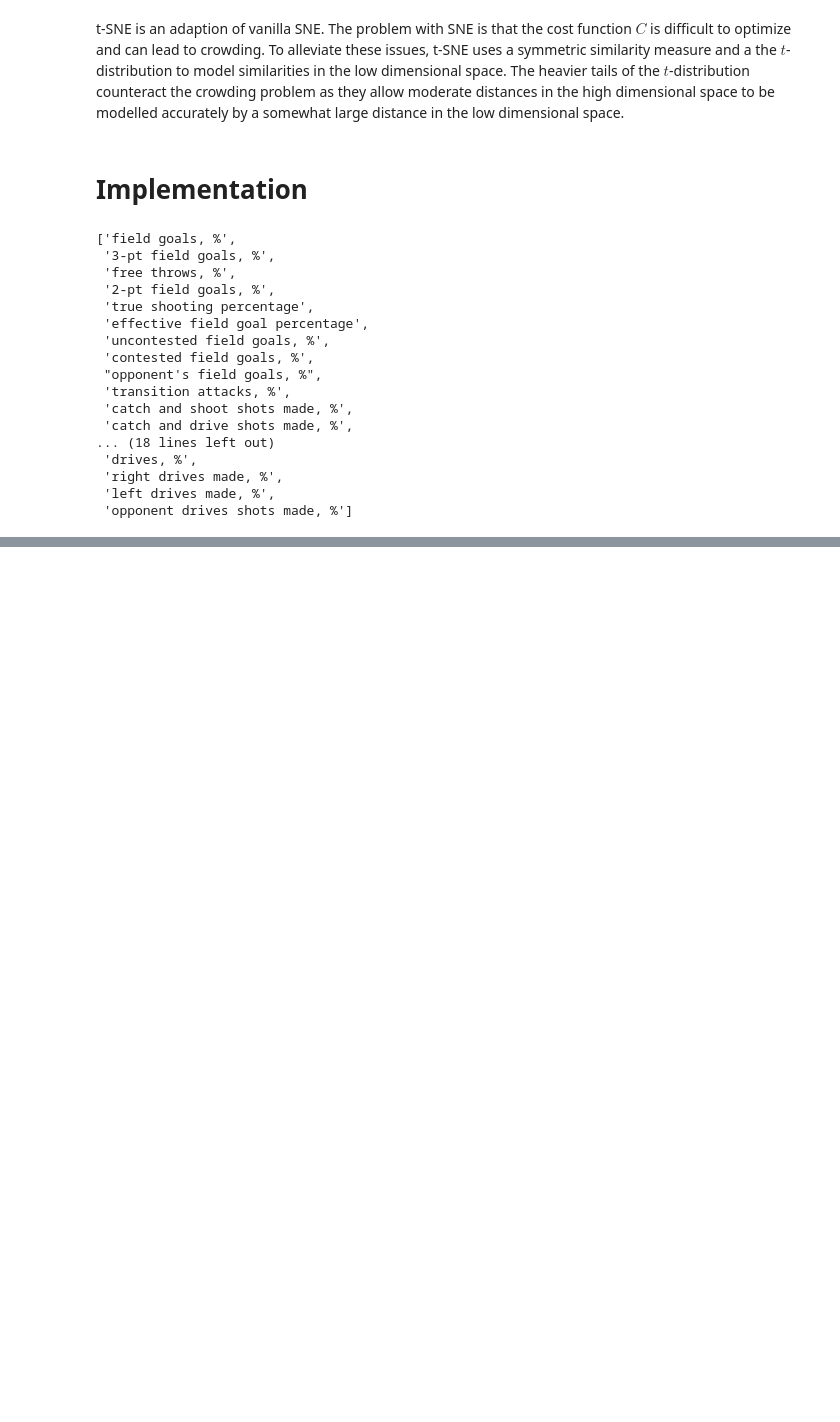
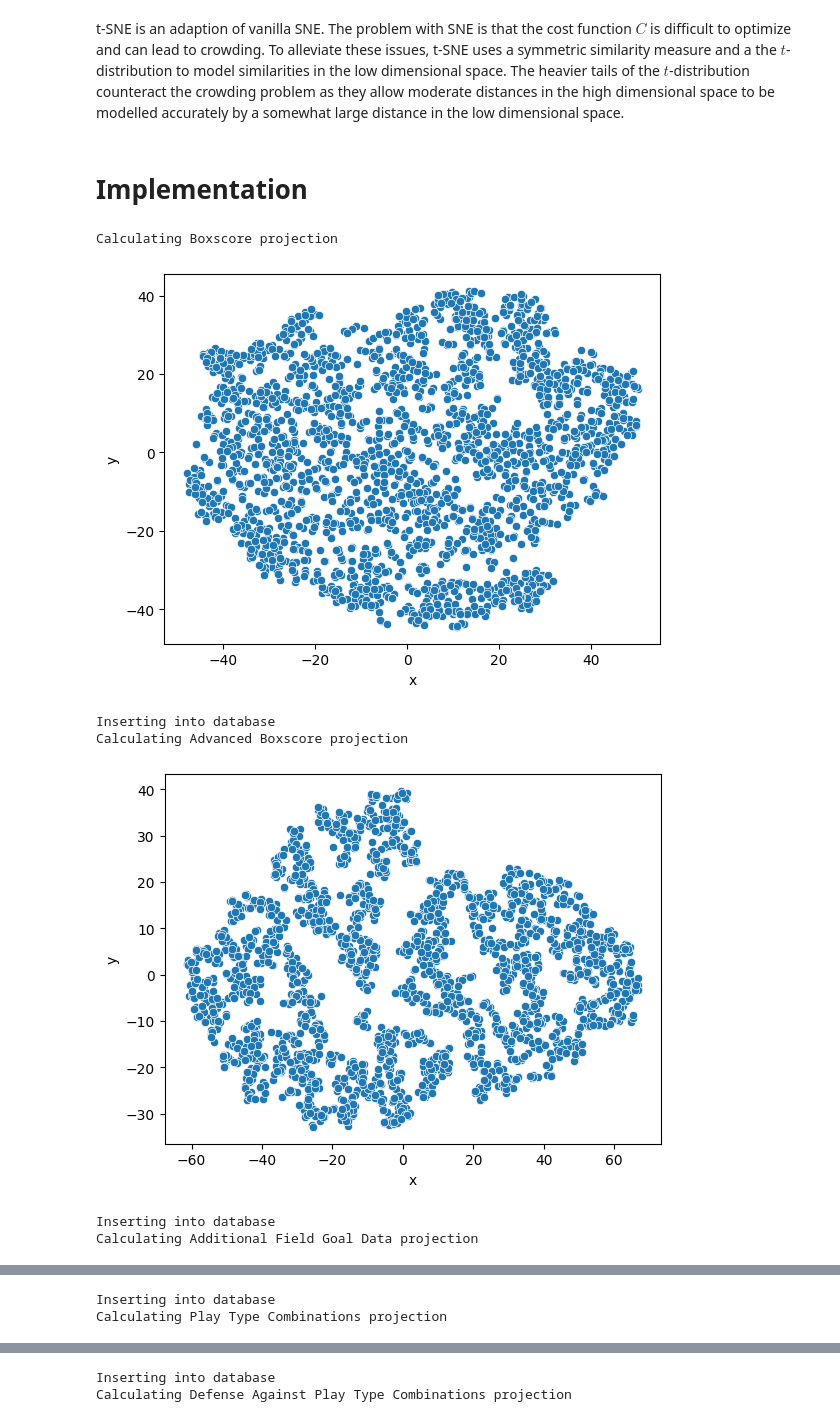
Before and after one commit to pmoecke/basketball-analytics, a Jupyter notebook: ml-models/tsne.ipynb, the cells around one changed output, grey strips where cells are left out. Drawn from its saved outputs; the diff is of its cells as text; code cells hidden in the pictures; blank space fills up the shorter version.

Commit message:
Computed projections based on different features for each player and wrote them into the database. Create new API endpoints to query the coordinates for each projection and each player

```diff
--- a/ml-models/tsne.ipynb
+++ b/ml-models/tsne.ipynb
@@ -32,28 +32,9 @@ Due to the asymmetry of the KL divergence, positioning similar points far away i
 t-SNE is an adaption of vanilla SNE. The problem with SNE is that the cost function $C$ is difficult to optimize and can lead to crowding. To alleviate these issues, t-SNE uses a symmetric similarity measure and a the $t$-distribution to model similarities in the low dimensional space. The heavier tails of the $t$-distribution counteract the crowding problem as they allow moderate distances in the high dimensional space to be modelled accurately by a somewhat large distance in the low dimensional space.
 # %% [markdown]
 # Implementation
-# %%
-# Load data normalized, standardized and preprocessed by Patrick
-df = pd.read_csv("train_data_yeo_new.csv")
-[col for col in df.columns if "%" in col or "percentage" in col]
-# %% [output]
-['field goals, %',
- '3-pt field goals, %',
- 'free throws, %',
- '2-pt field goals, %',
- 'true shooting percentage',
- 'effective field goal percentage',
- 'uncontested field goals, %',
- 'contested field goals, %',
- "opponent's field goals, %",
- 'transition attacks, %',
- 'catch and shoot shots made, %',
- 'catch and drive shots made, %',
-... (18 lines left out)
- 'drives, %',
- 'right drives made, %',
- 'left drives made, %',
- 'opponent drives shots made, %']
+# %%
+con = sqlite3.connect("../backend-project/data/Players.db")
+df = pd.read_csv("train_data_yeo_new.csv")
 # %%
 categories = {
     "Boxscore": ["points", "points per player's possession", "field goals made",
@@ -74,5 +95,28 @@ categories = {
 }
 # %%
 # Project into 2d using t-SNE
-proj = TSNE().fit_transform(df[categories["Boxscore"]])
-#proj = umap.UMAP().fit_transform(df[categories["Efficiency"]])
+for cat in categories.keys():
+    print(f"Calculating {cat} projection")
+    proj = TSNE().fit_transform(df[categories[cat]])
+    proj_df = pd.DataFrame(proj).rename({0: "x", 1: "y"}, axis="columns")
+    plt.close()
+    sns.scatterplot(data=proj_df, x="x", y="y");
+    plt.show();
+    plt.savefig(f"{cat}_projection.png")
+
+    print("Inserting into database")
+    for i, (x, y) in enumerate(proj):
+        cat_name = cat.replace(" ", "_").lower()
+        escaped_name = df.loc[i]["player name"].replace("'", "''")
+        con.execute(f"UPDATE Player SET x_{cat_name} = {x}, y_{cat_name} = {y} WHERE name = '{escaped_name}';")
+
+con.commit()
+con.close()
+# %% [output]
+Calculating Boxscore projection
+[figure, added]
+Inserting into database
+Calculating Advanced Boxscore projection
+[figure, added]
+Inserting into database
+Calculating Additional Field Goal Data projection
@@ -78,0 +124,2 @@ proj = TSNE().fit_transform(df[categories["Boxscore"]])
+Inserting into database
+Calculating Play Type Combinations projection
@@ -78,0 +127,2 @@ proj = TSNE().fit_transform(df[categories["Boxscore"]])
+Inserting into database
+Calculating Defense Against Play Type Combinations projection
```
Also changed, not shown: parts of 5 cells of this notebook, 16 other files.
